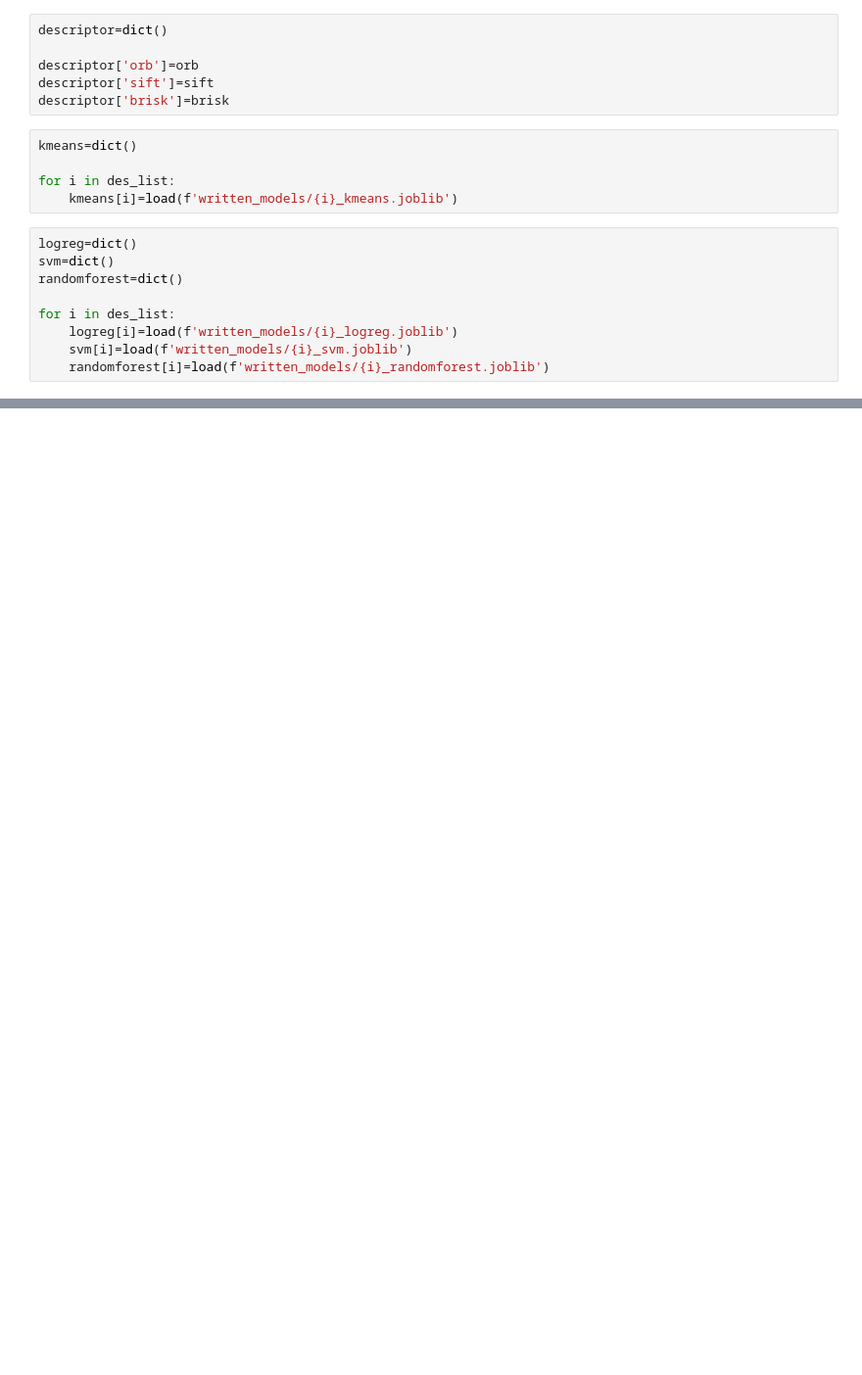
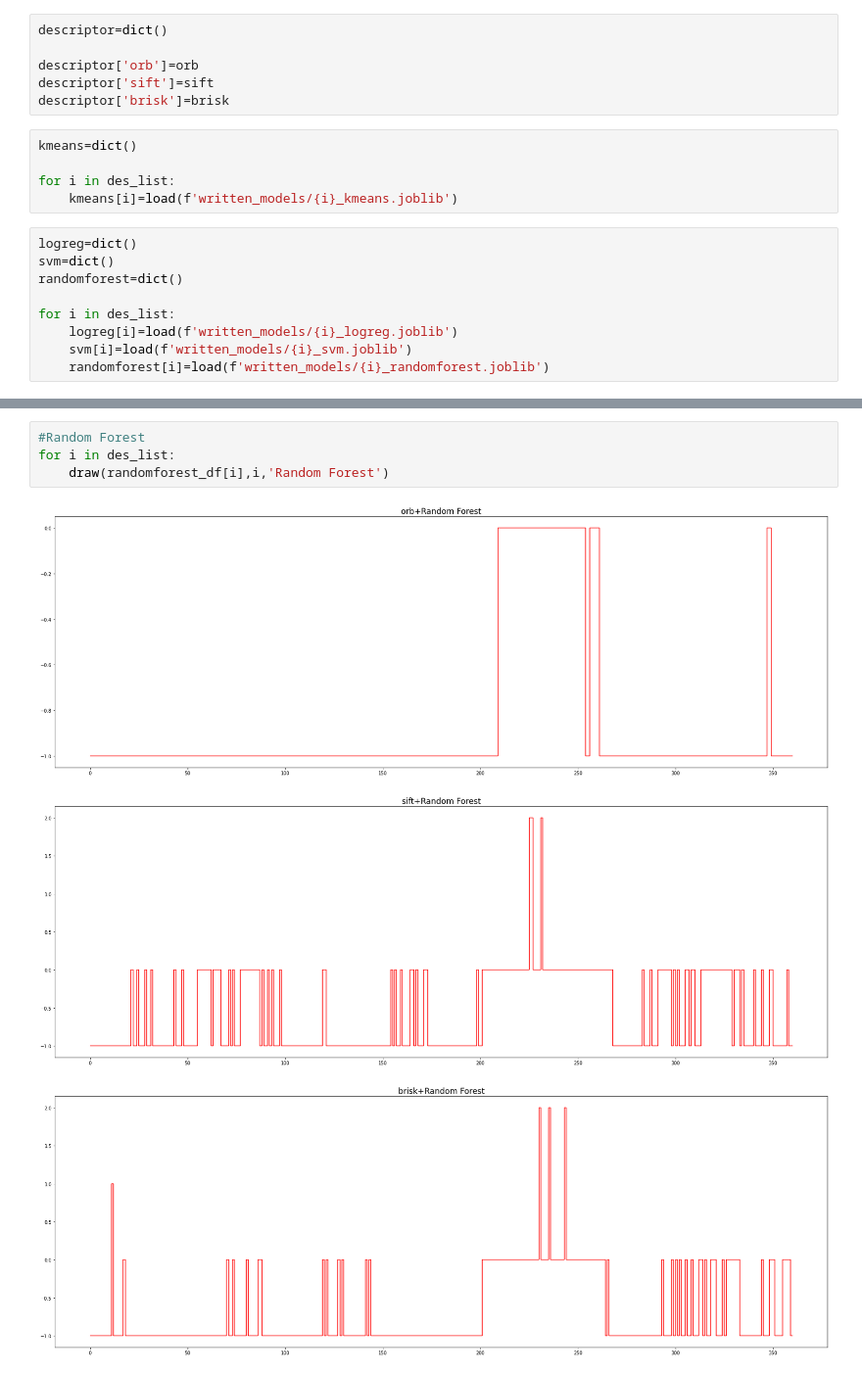
Before and after one commit to StMichael99/Vision, a Jupyter notebook: pattern_recognition/lab3/video classifying.ipynb, the cells around one changed output, grey strips where cells are left out. Shown: that part at 98% size. Saved outputs shown, nothing was run; the diff lists cells and outputs as text; blank space fills up the shorter version.

```diff
--- a/pattern_recognition/lab3/video classifying.ipynb
+++ b/pattern_recognition/lab3/video classifying.ipynb
@@ -208,0 +290,8 @@ svm_df[-60:-30]
+# %%
+#Random Forest
+for i in des_list:
+    draw(randomforest_df[i],i,'Random Forest')
+# %% [output]
+[figure, added]
+[figure, added]
+[figure, added]
```
Also changed, not shown: parts of 12 cells of this notebook, 48 other files.
